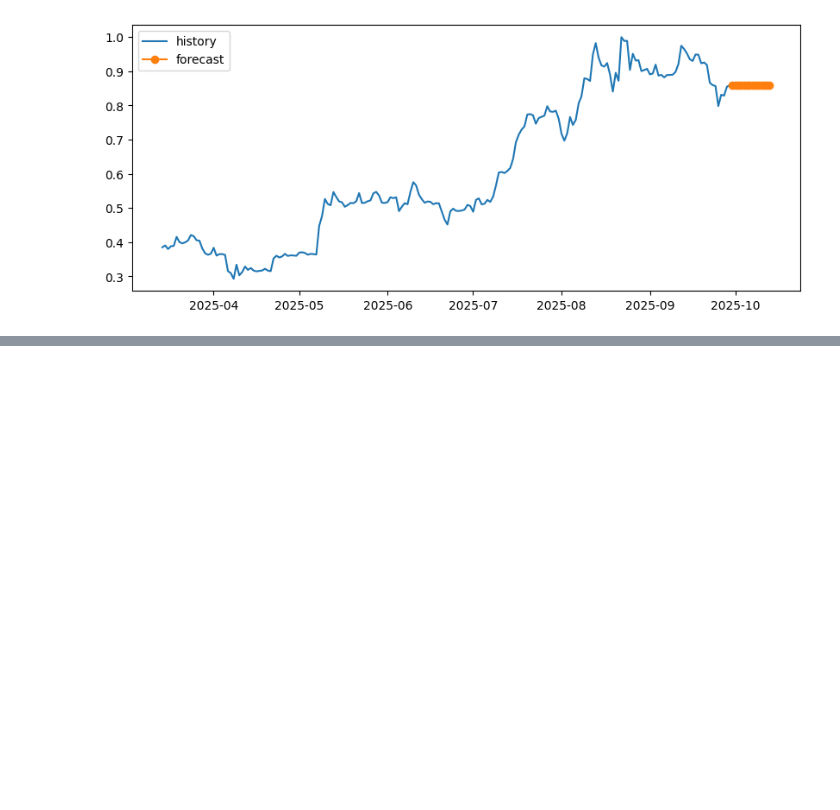
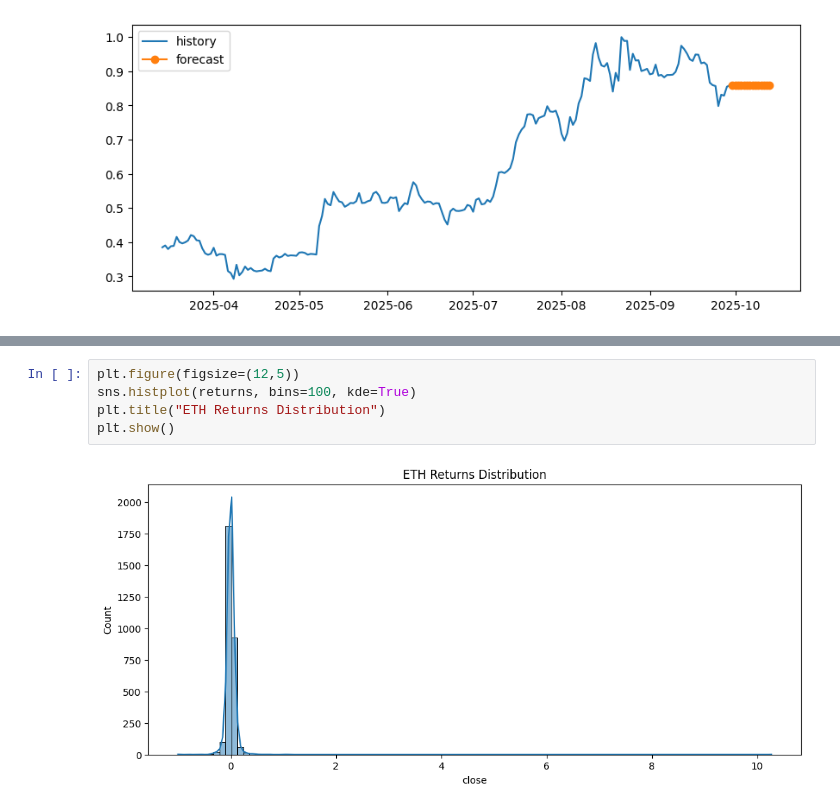
Before and after one commit to sarfraspc/crypto-analytics-platform, a Jupyter notebook: notebook/sarimax.ipynb, the cells around one changed output, grey strips where cells are left out. Drawn from its saved outputs; the diff is of its cells as text; blank space fills up the shorter version.

```diff
--- a/notebook/sarimax.ipynb
+++ b/notebook/sarimax.ipynb
@@ -53,0 +125,7 @@ plt.legend(); plt.show()
+# %%
+plt.figure(figsize=(12,5))
+sns.histplot(returns, bins=100, kde=True)
+plt.title("ETH Returns Distribution")
+plt.show()
+# %% [output]
+[figure, added]
```
Also changed, not shown: parts of 14 cells of this notebook, 33 other files.
